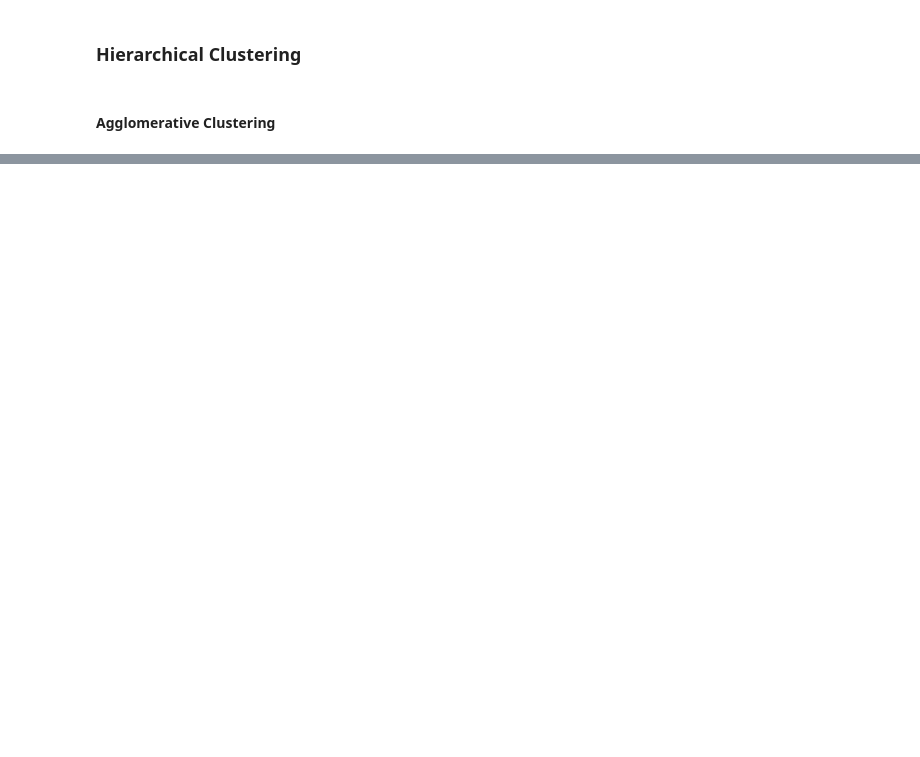
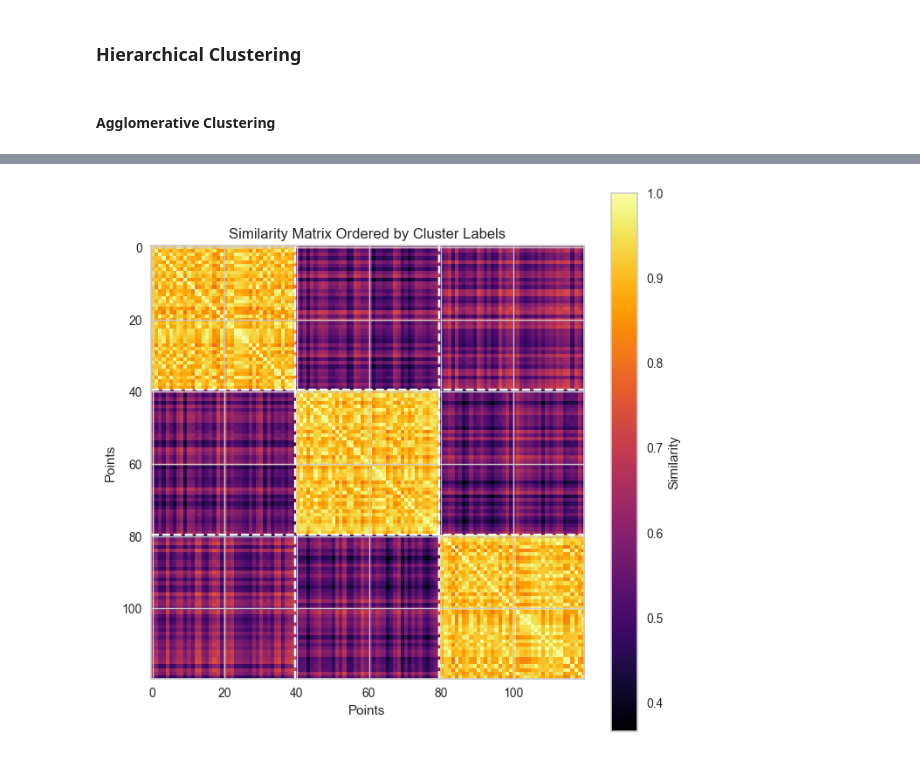
Before and after one commit to MaksimKarnaukh/DataMining, a Jupyter notebook: Assignment3/src/clustering.ipynb, the cells around one changed output, grey strips where cells are left out. Saved outputs shown, nothing was run; the diff lists cells and outputs as text; code cells hidden in the pictures; blank space fills up the shorter version.

```diff
--- a/Assignment3/src/clustering.ipynb
+++ b/Assignment3/src/clustering.ipynb
@@ -889,0 +842,31 @@ print(f'Cluster Validity Correlation: {correlation:.3f}')
+# %%
+# Function to plot similarity matrix
+def plot_similarity_matrix(data, clusters, metric='euclidean'):
+
+    similarity_matrix = 1 - pairwise_distances(data, metric=metric)
+    sorted_indices = np.argsort(clusters) # Order the matrix by cluster labels
+    sorted_similarity_matrix = similarity_matrix[sorted_indices, :][:, sorted_indices]
+
+    # plot similarity matrix
+    plt.figure(figsize=(8, 8))
+    im = plt.imshow(sorted_similarity_matrix, cmap='inferno', interpolation='nearest')
+
+    # colorbar
+    cbar = plt.colorbar(im)
+    cbar.set_label('Similarity', loc='center')
+
+    # we add lines to separate clusters
+    unique_clusters, cluster_counts = np.unique(clusters, return_counts=True)
+    cluster_boundaries = np.cumsum(cluster_counts)
+    for boundary in cluster_boundaries[:-1]:
+        plt.axhline(boundary - 0.5, color='white', linestyle='--')
+        plt.axvline(boundary - 0.5, color='white', linestyle='--')
+
+    plt.title('Similarity Matrix Ordered by Cluster Labels')
+    plt.xlabel('Points')
+    plt.ylabel('Points')
+    plt.show()
+
+plot_similarity_matrix(df.values, clusters)
+# %% [output]
+[figure, added]
```
Also changed, not shown: parts of 19 cells of this notebook.
